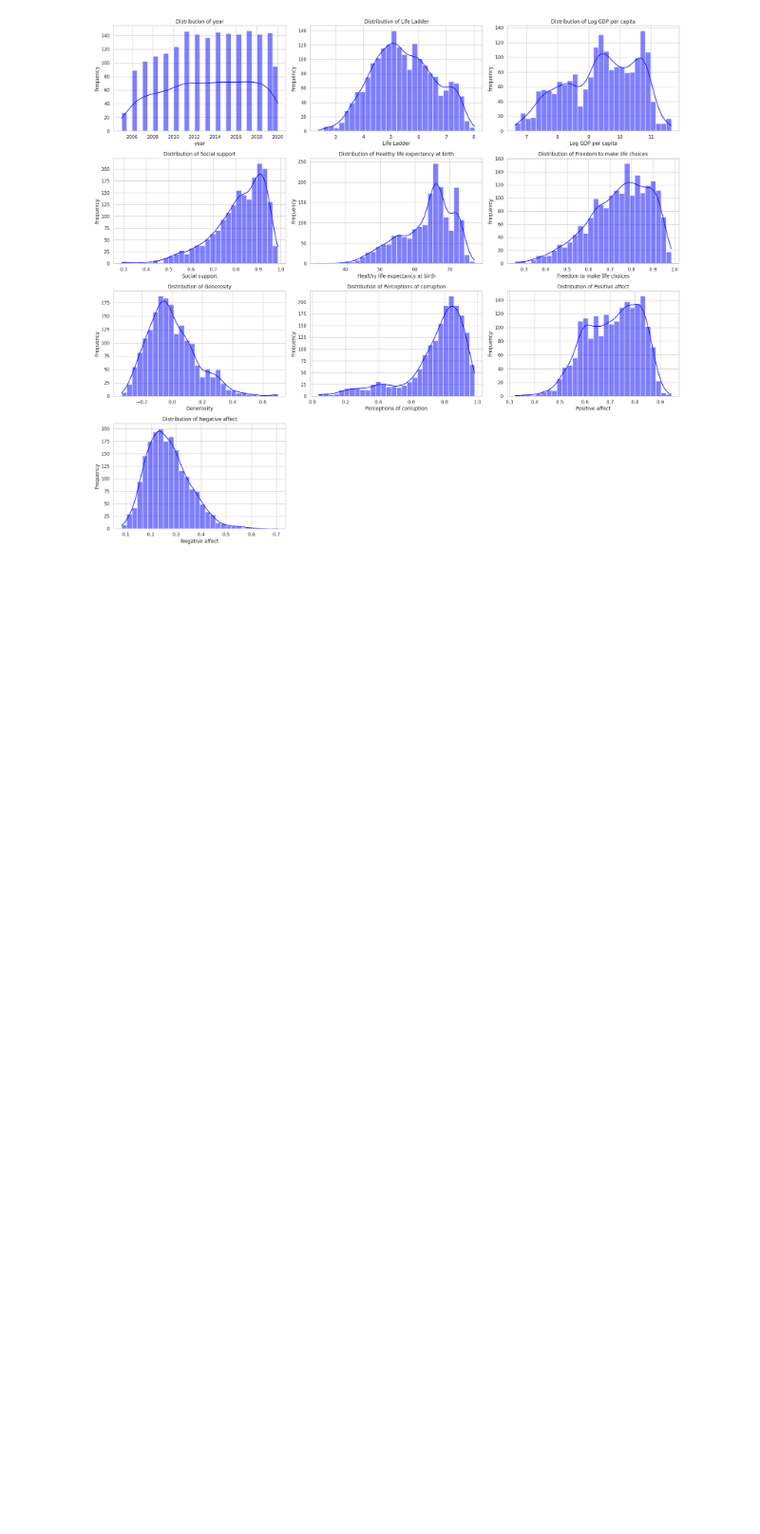
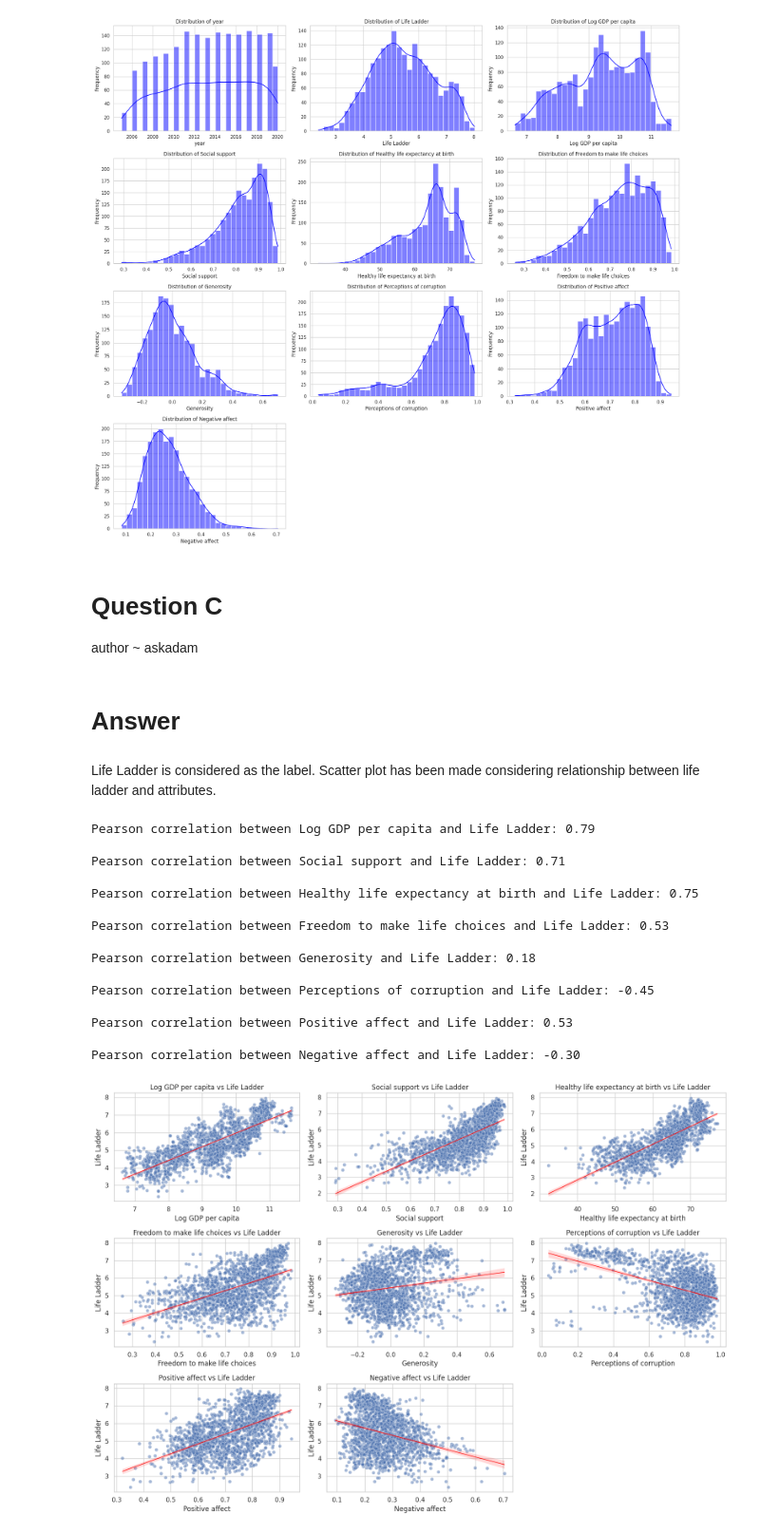
Before and after one commit to prathameshhire/Happiness, a Jupyter notebook: Happiness.ipynb, the cells around one changed output. Shown at 95% size. Drawn from its saved outputs; the diff is of its cells as text; code cells hidden in the pictures; blank space fills up the shorter version.

```diff
--- a/Happiness.ipynb
+++ b/Happiness.ipynb
@@ -7,7 +7,7 @@ import matplotlib.pyplot as plt
 import seaborn as sns
 from sklearn.datasets import make_classification
 # %%
-data = pd.read_csv('/happiness_data.csv')
+data = pd.read_csv('happiness_data.csv')
 # %% [markdown]
 # Question A
 # %% [markdown]
@@ -150,3 +222,71 @@ plt.tight_layout()
 plt.show()
 # %% [output]
 [figure]
+# %% [markdown]
+# Question C
+
+author ~ askadam
+# %% [markdown]
+# Answer
+# %% [markdown]
+Life Ladder is considered as the label.
+Scatter plot has been made considering relationship between life ladder and attributes.
+# %%
+import warnings
+warnings.filterwarnings('ignore')
+
+from scipy.stats import pearsonr
+
+attributes = [
+    'Log GDP per capita',
+    'Social support',
+    'Healthy life expectancy at birth',
+    'Freedom to make life choices',
+    'Generosity',
+    'Perceptions of corruption',
+    'Positive affect',
+    'Negative affect'
+]
+
+# missing values check
+data = data.dropna(subset=['Life Ladder'] + attributes)
+data[attributes + ['Life Ladder']] = data[attributes + ['Life Ladder']].apply(pd.to_numeric, errors='coerce')
+
+for attribute in attributes:
+    if data[attribute].isnull().any() or data['Life Ladder'].isnull().any():
+        print(f'Cannot calculate PCC for {attribute} due to missing values.')
+    else:
+        corr, _ = pearsonr(data[attribute], data['Life Ladder'])
+        print(f'Pearson correlation between {attribute} and Life Ladder: {corr:.2f} \n')
+
+sns.set(style="whitegrid")
+
+plt.figure(figsize=(16, 11))
+
+for i, attribute in enumerate(attributes):
+    plt.subplot(3, 3, i+1)
+    sns.scatterplot(x=data[attribute], y=data['Life Ladder'], alpha=0.5)
+    sns.regplot(x=data[attribute], y=data['Life Ladder'], scatter=False, color='red', line_kws={"linewidth":1})
+    plt.title(f'{attribute} vs Life Ladder')
+    plt.xlabel(attribute)
+    plt.ylabel('Life Ladder')
+
+plt.tight_layout()
+plt.show()
+# %% [output]
+Pearson correlation between Log GDP per capita and Life Ladder: 0.79
+
+Pearson correlation between Social support and Life Ladder: 0.71
+
+Pearson correlation between Healthy life expectancy at birth and Life Ladder: 0.75
+
+Pearson correlation between Freedom to make life choices and Life Ladder: 0.53
+
+Pearson correlation between Generosity and Life Ladder: 0.18
+
+Pearson correlation between Perceptions of corruption and Life Ladder: -0.45
+
+Pearson correlation between Positive affect and Life Ladder: 0.53
+
+Pearson correlation between Negative affect and Life Ladder: -0.30
+[figure, added]
```
Also changed, not shown: parts of 5 cells of this notebook.
